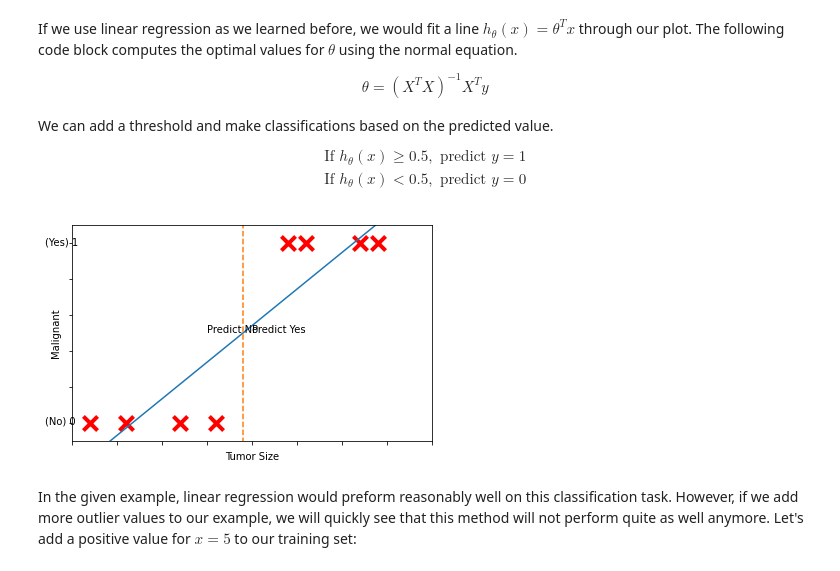
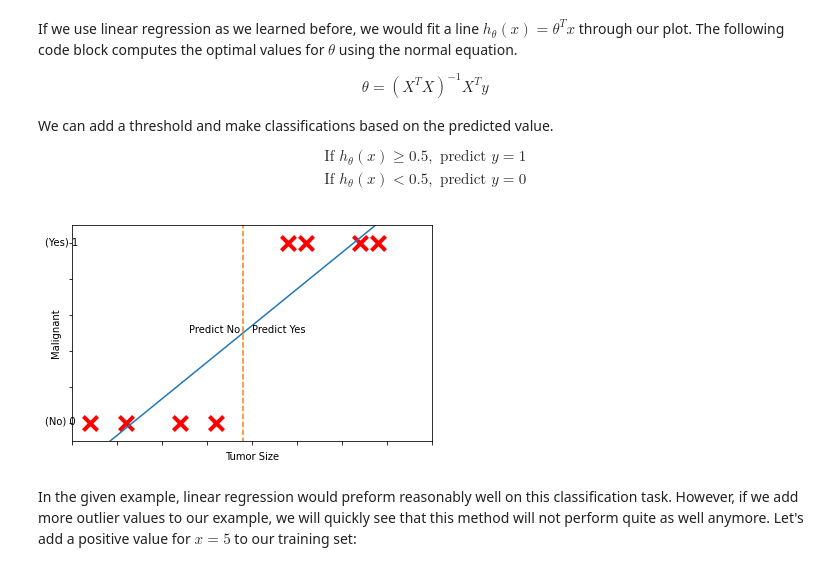
Before and after one commit to Dexter192/Coursera-AndrewNg-MachineLearning, a Jupyter notebook: Notebooks/Logistic Regression.ipynb, the cells around one changed output. Cells and saved outputs as stored; diff of their text form; code cells hidden in the pictures.

```diff
--- a/Notebooks/Logistic Regression.ipynb
+++ b/Notebooks/Logistic Regression.ipynb
@@ -44,15 +44,15 @@ We can add a threshold and make classifications based on the predicted value.
 # %%
 X = np.array([np.ones(len(x)),x]).T
 theta = inv(X.T.dot(X)).dot((X.T.dot(y)))
 norm_x = [0,2]
 norm_y = theta.dot([np.ones(2),norm_x])
 ax.plot(norm_x, norm_y)
 ax.plot([0.95,0.95], [-0.2,1.2],linestyle='dashed')
-ax.annotate('Predict No',xy=(0,0),xytext=(0.75,0.5),annotation_clip=False)
+ax.annotate('Predict No',xy=(0,0),xytext=(0.65,0.5),annotation_clip=False)
 ax.annotate('Predict Yes',xy=(0,0),xytext=(1,0.5),annotation_clip=False)
 fig
 # %% [output]
-[figure, old version]
+[figure, new version]
 # %% [markdown]
 In the given example, linear regression would preform reasonably well on this classification task. However, if we add more outlier values to our example, we will quickly see that this method will not perform quite as well anymore.
 Let's add a positive value for $x=5$ to our training set:
```
Also changed, not shown: parts of 8 cells of this notebook, 2 other files.
